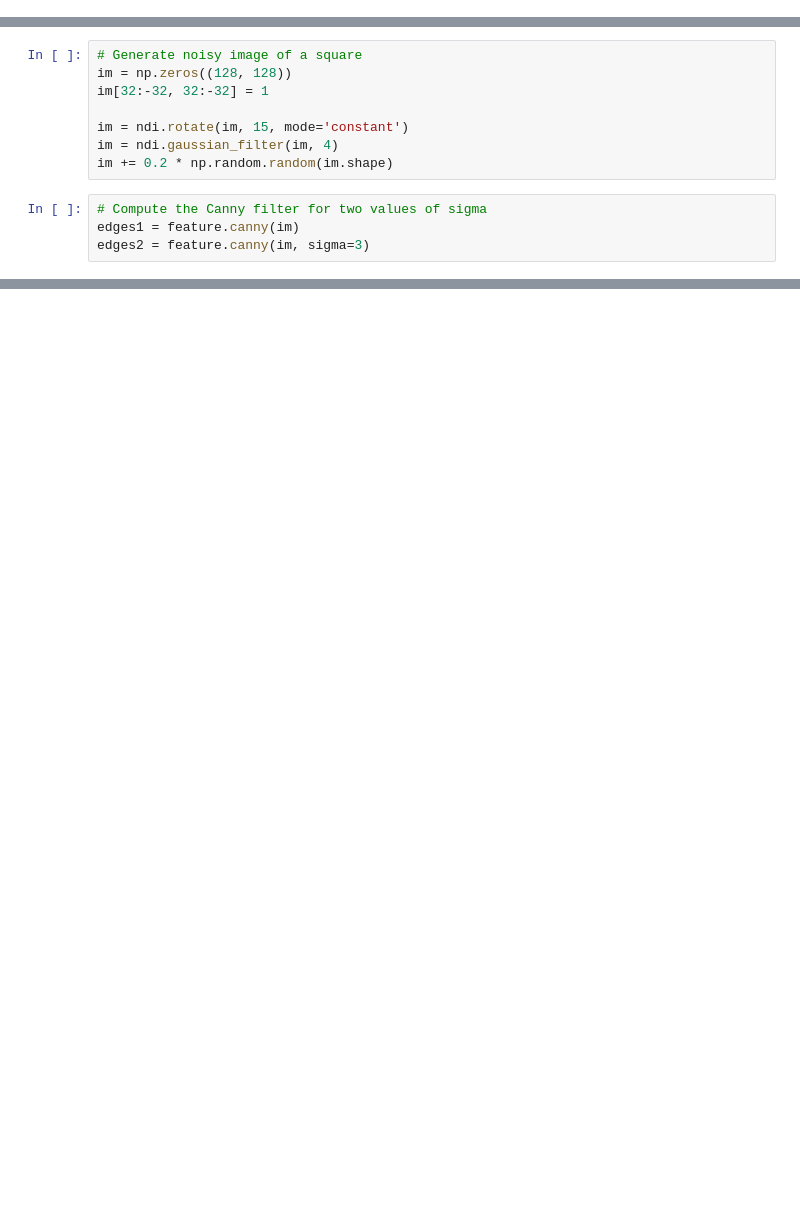
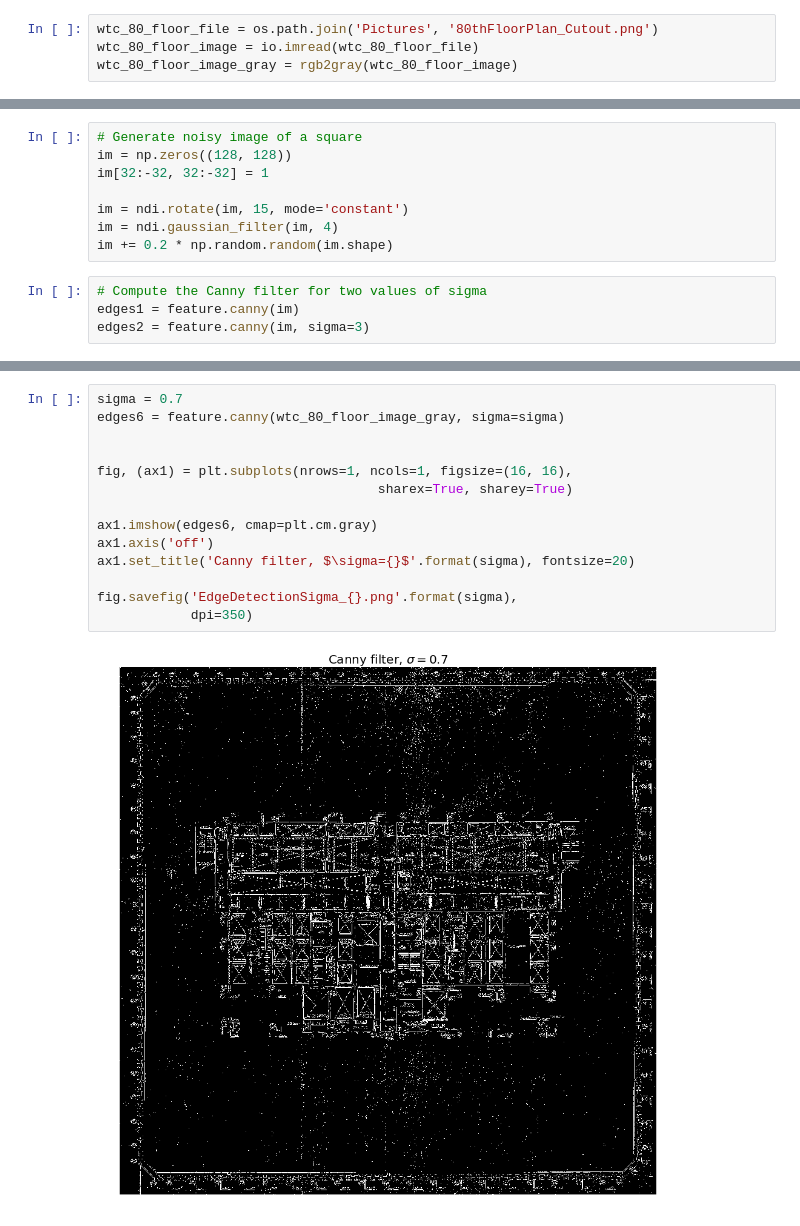
Before and after one commit to TristanHehnen/Notebooks, a Jupyter notebook: ImageProcessing/EdgeDetection.ipynb, the cells around one changed output, grey strips where cells are left out. Cells and saved outputs as stored; diff of their text form; blank space fills up the shorter version.

Commit message:
Added different methods for edge detection.

```diff
--- a/ImageProcessing/EdgeDetection.ipynb
+++ b/ImageProcessing/EdgeDetection.ipynb
@@ -11,2 +26,6 @@ from skimage import feature
 
 %matplotlib inline
+# %%
+wtc_80_floor_file = os.path.join('Pictures', '80thFloorPlan_Cutout.png')
+wtc_80_floor_image = io.imread(wtc_80_floor_file)
+wtc_80_floor_image_gray = rgb2gray(wtc_80_floor_image)
@@ -47,0 +69,16 @@ plt.show()
+# %%
+sigma = 0.7
+edges6 = feature.canny(wtc_80_floor_image_gray, sigma=sigma)
+
+
+fig, (ax1) = plt.subplots(nrows=1, ncols=1, figsize=(16, 16),
+                                    sharex=True, sharey=True)
+
+ax1.imshow(edges6, cmap=plt.cm.gray)
+ax1.axis('off')
+ax1.set_title('Canny filter, $\sigma={}$'.format(sigma), fontsize=20)
+
+fig.savefig('EdgeDetectionSigma_{}.png'.format(sigma),
+            dpi=350)
+# %% [output]
+[figure, added]
```
Also changed, not shown: parts of 14 cells of this notebook, 1 other file.
